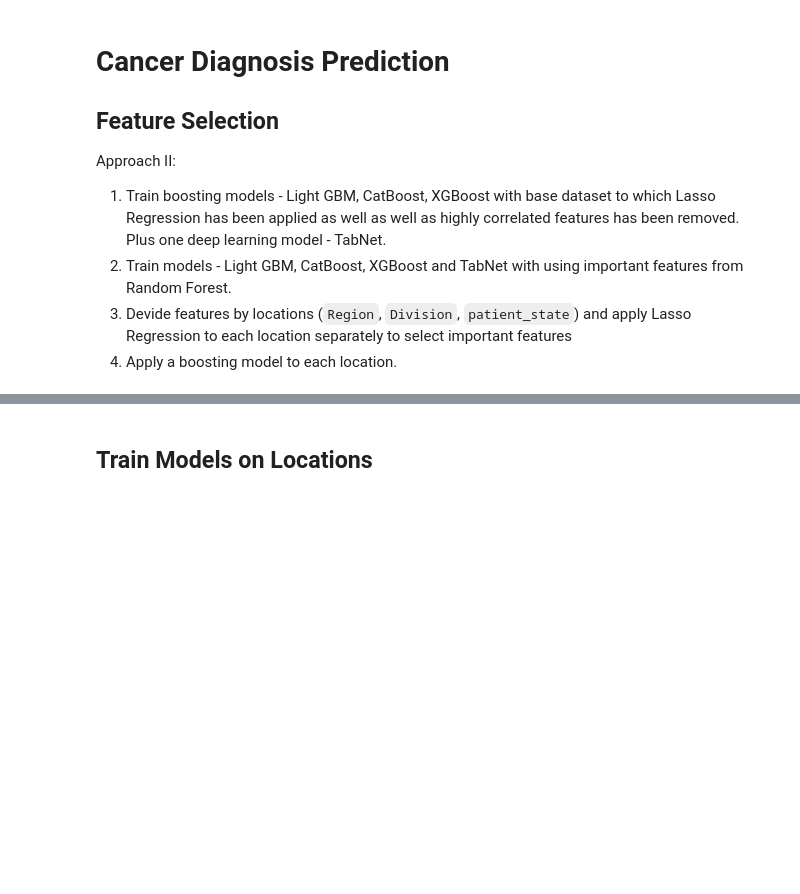
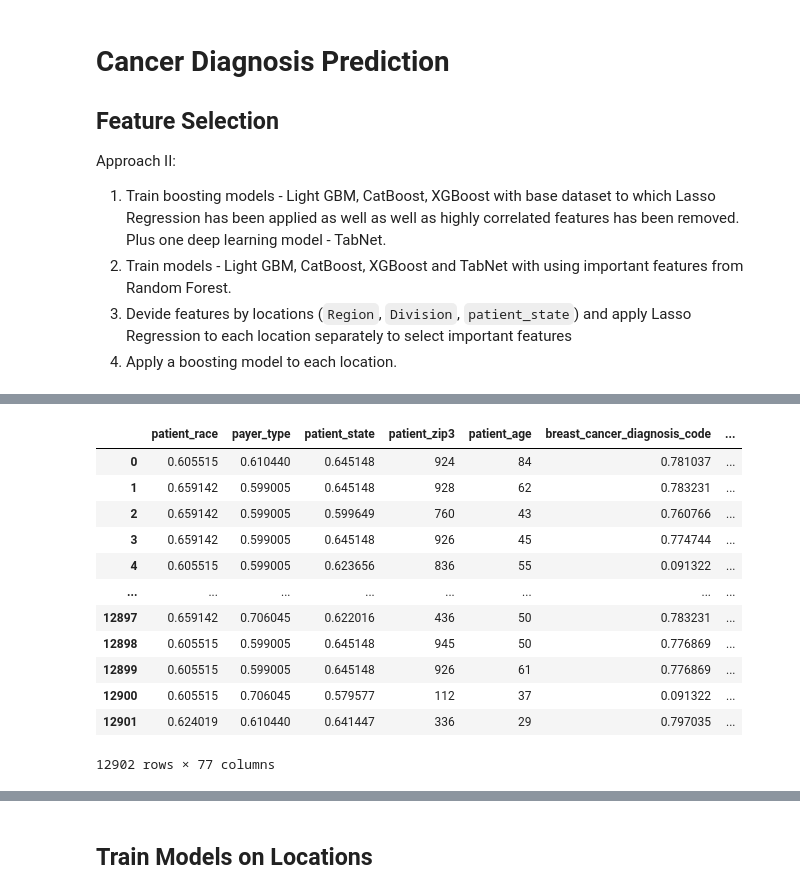
Before and after one commit to 3quetra/portfolio, a Jupyter notebook: wids_datathon_2024/feature_selection_2.ipynb, the cells around one changed output, grey strips where cells are left out. Cells and saved outputs as stored; diff of their text form; code cells hidden in the pictures; blank space fills up the shorter version.

```diff
--- a/wids_datathon_2024/feature_selection_2.ipynb
+++ b/wids_datathon_2024/feature_selection_2.ipynb
@@ -33,0 +39,16 @@ train_base
+# %%
+train_base
+# %% [output]
+|  | patient_race | payer_type | patient_state | patient_zip3 | patient_age | breast_cancer_diagnosis_code | ... |
+| 0 | 0.605515 | 0.610440 | 0.645148 | 924 | 84 | 0.781037 | ... |
+| 1 | 0.659142 | 0.599005 | 0.645148 | 928 | 62 | 0.783231 | ... |
+| 2 | 0.659142 | 0.599005 | 0.599649 | 760 | 43 | 0.760766 | ... |
+| 3 | 0.659142 | 0.599005 | 0.645148 | 926 | 45 | 0.774744 | ... |
+| 4 | 0.605515 | 0.599005 | 0.623656 | 836 | 55 | 0.091322 | ... |
+| ... | ... | ... | ... | ... | ... | ... | ... |
+| 12897 | 0.659142 | 0.706045 | 0.622016 | 436 | 50 | 0.783231 | ... |
+| 12898 | 0.605515 | 0.599005 | 0.645148 | 945 | 50 | 0.776869 | ... |
+| 12899 | 0.605515 | 0.599005 | 0.645148 | 926 | 61 | 0.776869 | ... |
+| 12900 | 0.605515 | 0.706045 | 0.579577 | 112 | 37 | 0.091322 | ... |
+| 12901 | 0.624019 | 0.610440 | 0.641447 | 336 | 29 | 0.797035 | ... |
+12902 rows × 77 columns
```
Also changed, not shown: parts of 41 cells of this notebook, 3 other files.
